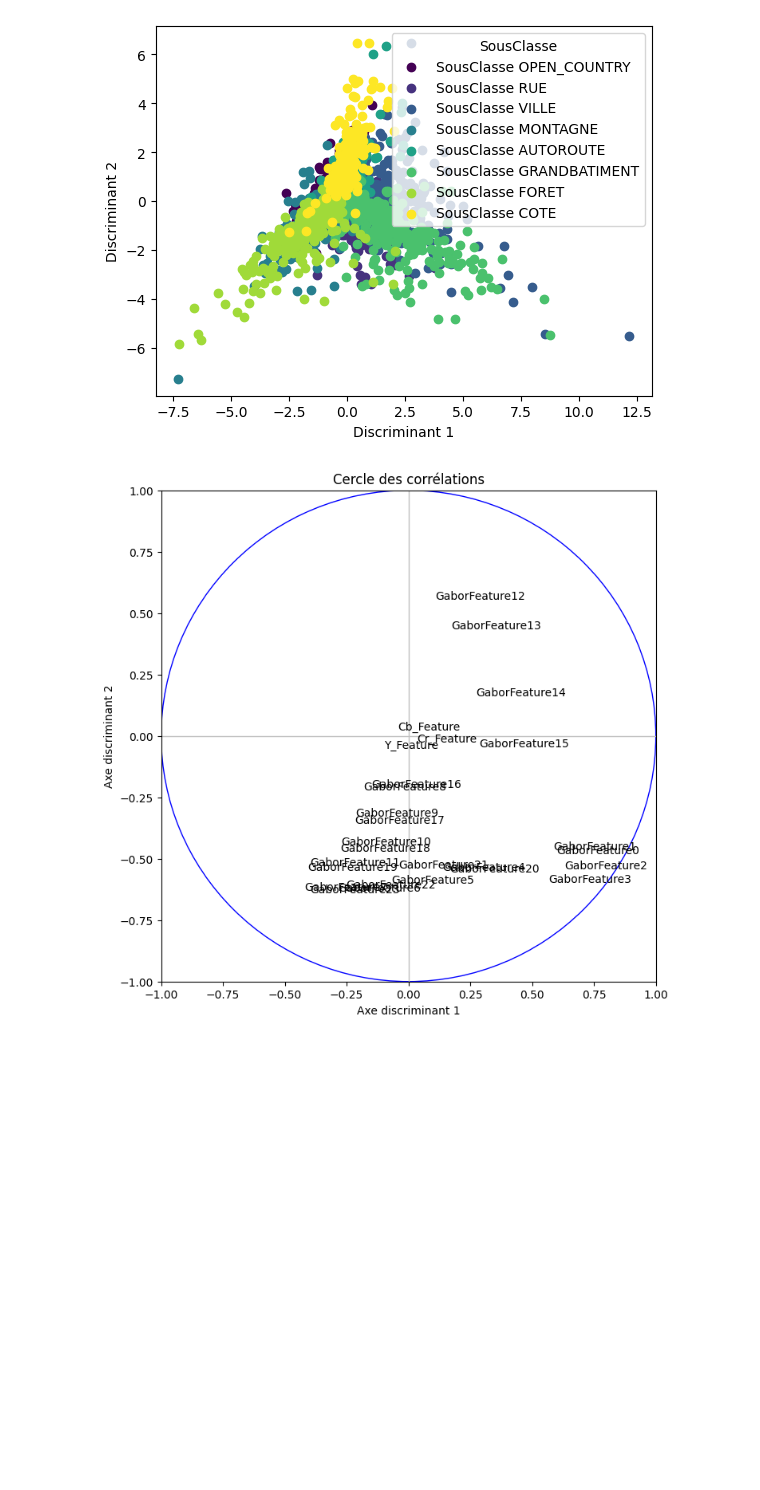
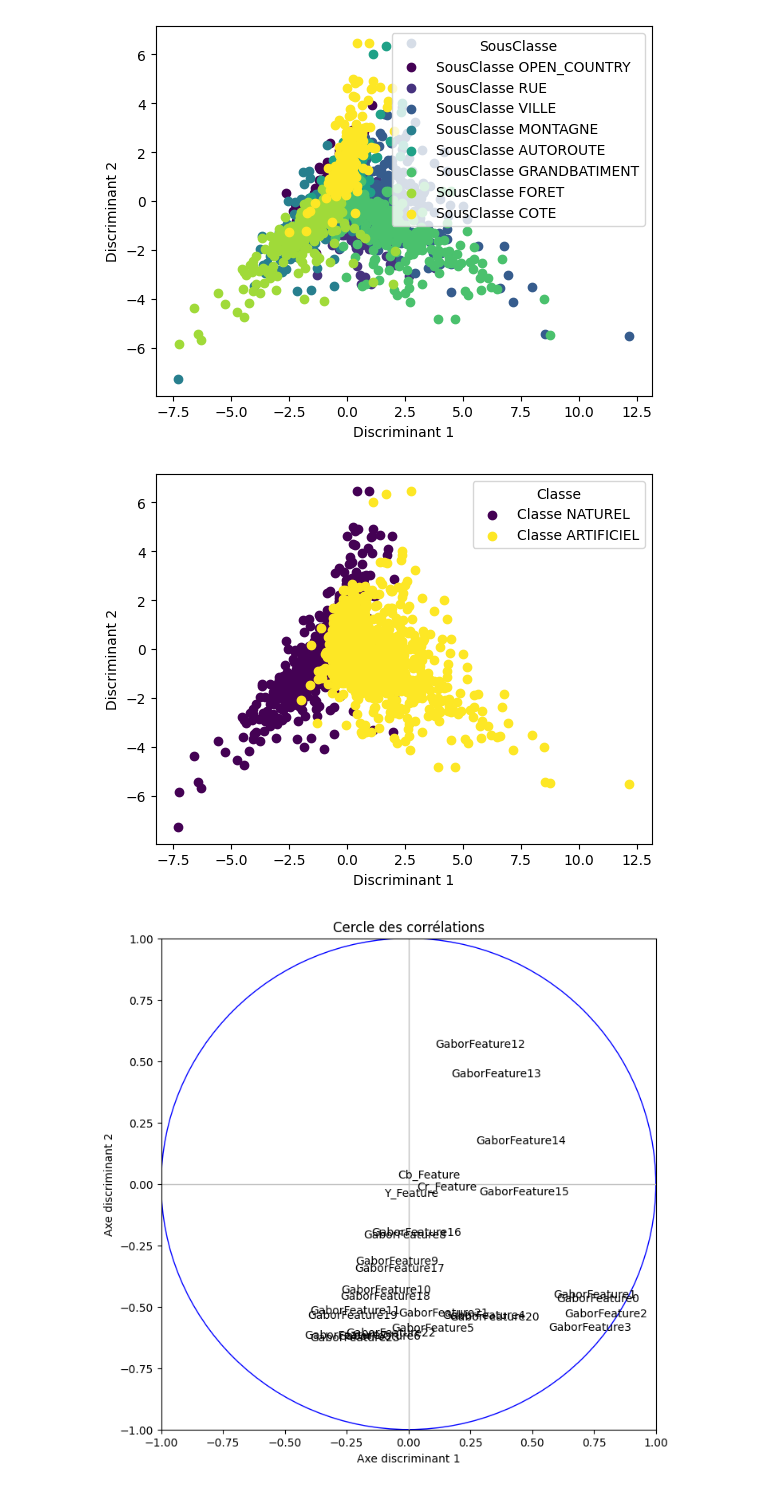
Before and after one commit to prichert17/Projet_Machine_Learning, a Jupyter notebook: Classification_automatique.ipynb, the cells around one changed output. Drawn from its saved outputs; the diff is of its cells as text; code cells hidden in the pictures; blank space fills up the shorter version.

```diff
--- a/Classification_automatique.ipynb
+++ b/Classification_automatique.ipynb
@@ -194,6 +186,26 @@ plt.legend(title='SousClasse')
 plt.show()
 # %% [output]
 [figure]
+# %%
+plt.figure()
+
+# Création d'une palette de couleurs, juste esthétique
+unique_codes = X1['Classe'].unique()
+colors = cm.viridis(np.linspace(0, 1, len(unique_codes)))  # Génère des couleurs distinctes
+color_map = dict(zip(unique_codes, colors))  # Associe chaque code à une couleur
+
+# Tracé des points avec les couleurs correspondantes
+for Classe in unique_codes:
+    mask = X1['Classe'] == Classe
+    plt.scatter(coord_lda[mask, 0], coord_lda[mask, 1], color=color_map[Classe], label=f'Classe {Classe}')     #on sélectionne les composantes discriminantes 1 et 2
+
+# Ajout des étiquettes et de la légende
+plt.xlabel('Discriminant 1')
+plt.ylabel('Discriminant 2')
+plt.legend(title='Classe')
+plt.show()
+# %% [output]
+[figure, added]
 # %%
 # Cercle des corrélations
 fig, axes = plt.subplots(figsize=(8, 8))
```
Also changed, not shown: parts of 4 cells of this notebook.
